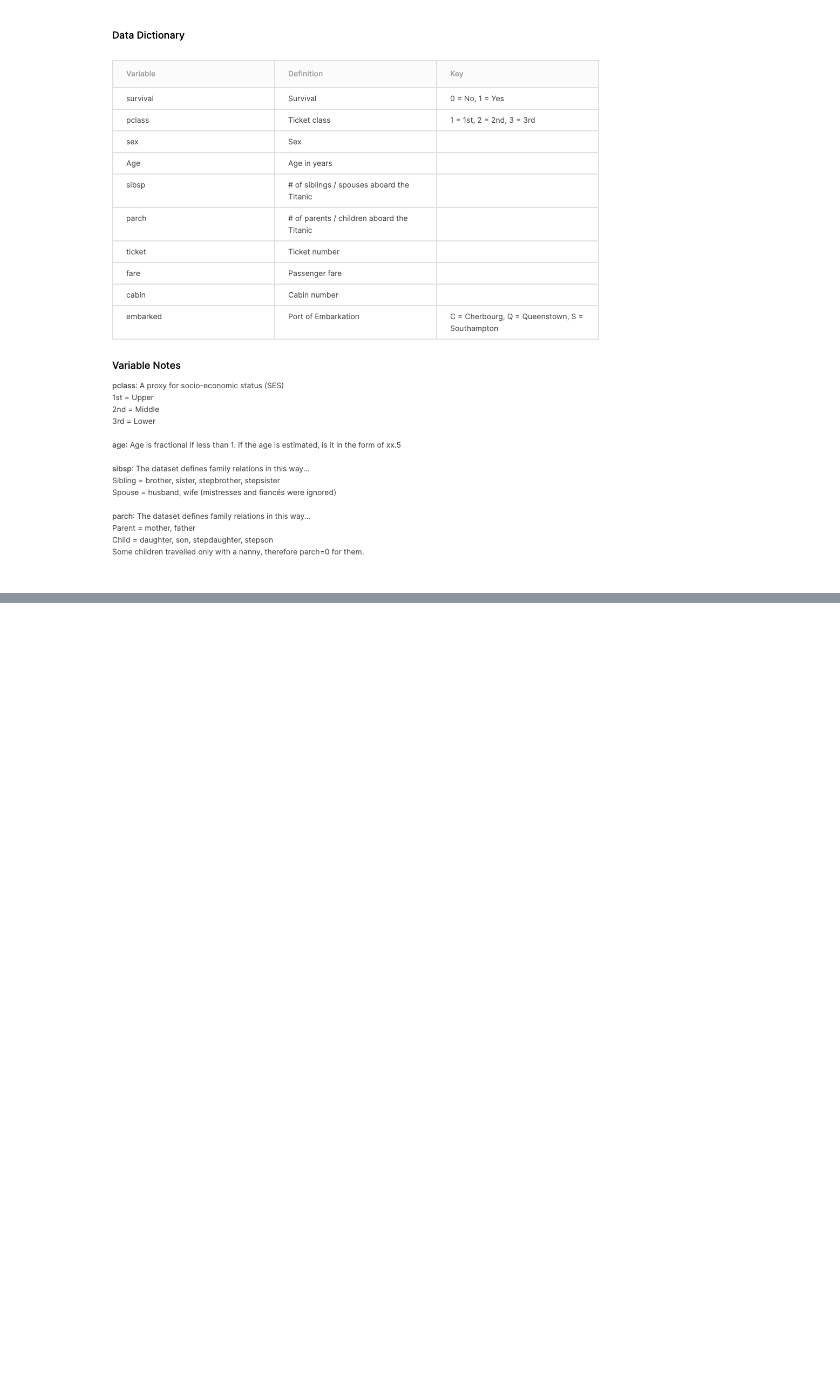
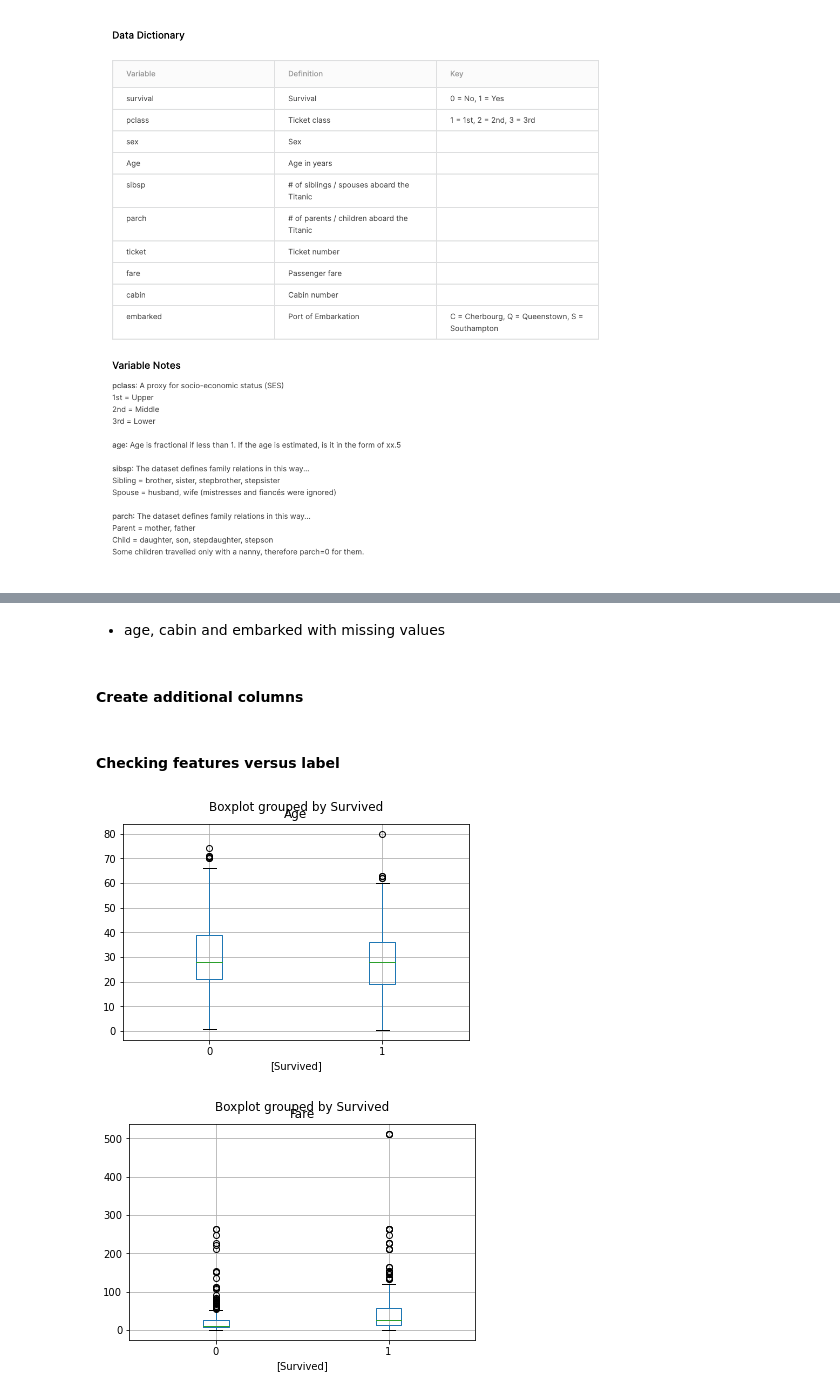
Before and after one commit to nicolecvaldez/100-ml-projects, a Jupyter notebook: 2 - Titanic/titanic-data-set.ipynb, the cells around one changed output, grey strips where cells are left out. Saved outputs shown, nothing was run; the diff lists cells and outputs as text; code cells hidden in the pictures; blank space fills up the shorter version.

```diff
--- a/2 - Titanic/titanic-data-set.ipynb
+++ b/2 - Titanic/titanic-data-set.ipynb
@@ -218,0 +95,30 @@ train_onehotencoded.describe()
+# %% [markdown]
+- age, cabin and embarked with missing values
+# %% [markdown]
+#### Create additional columns
+# %%
+train.loc[train['Cabin'].isnull(), 'With_Cabin'] = 0
+train.loc[~train['Cabin'].isnull(), 'With_Cabin'] = 1
+train.loc[train['Pclass']==3, 'Pclass_inverted'] = 1
+train.loc[train['Pclass']==2, 'Pclass_inverted'] = 2
+train.loc[train['Pclass']==1, 'Pclass_inverted'] = 3
+train["Family_Size"] = train["SibSp"]+train["Parch"]
+train.loc[train['Family_Size']>=1, 'With_Family'] = 1
+train.loc[train['Family_Size']==0, 'With_Family'] = 0
+train.loc[train['SibSp']==0, 'With_SibSp'] = 0
+train.loc[train['SibSp']!=0, 'With_SibSp'] = 1
+train.loc[train['Parch']==0, 'With_Parch'] = 0
+train.loc[train['Parch']!=0, 'With_Parch'] = 1
+# %% [markdown]
+#### Checking features versus label
+# %%
+# numerical features
+
+cols_numerical = ["Age", "Fare"]
+col_target = "Survived"
+
+for c_n in cols_numerical:
+    train[[c_n, col_target]].boxplot(by=[col_target])
+# %% [output]
+[figure, added]
+[figure, added]
```
Also changed, not shown: parts of 65 cells of this notebook.
